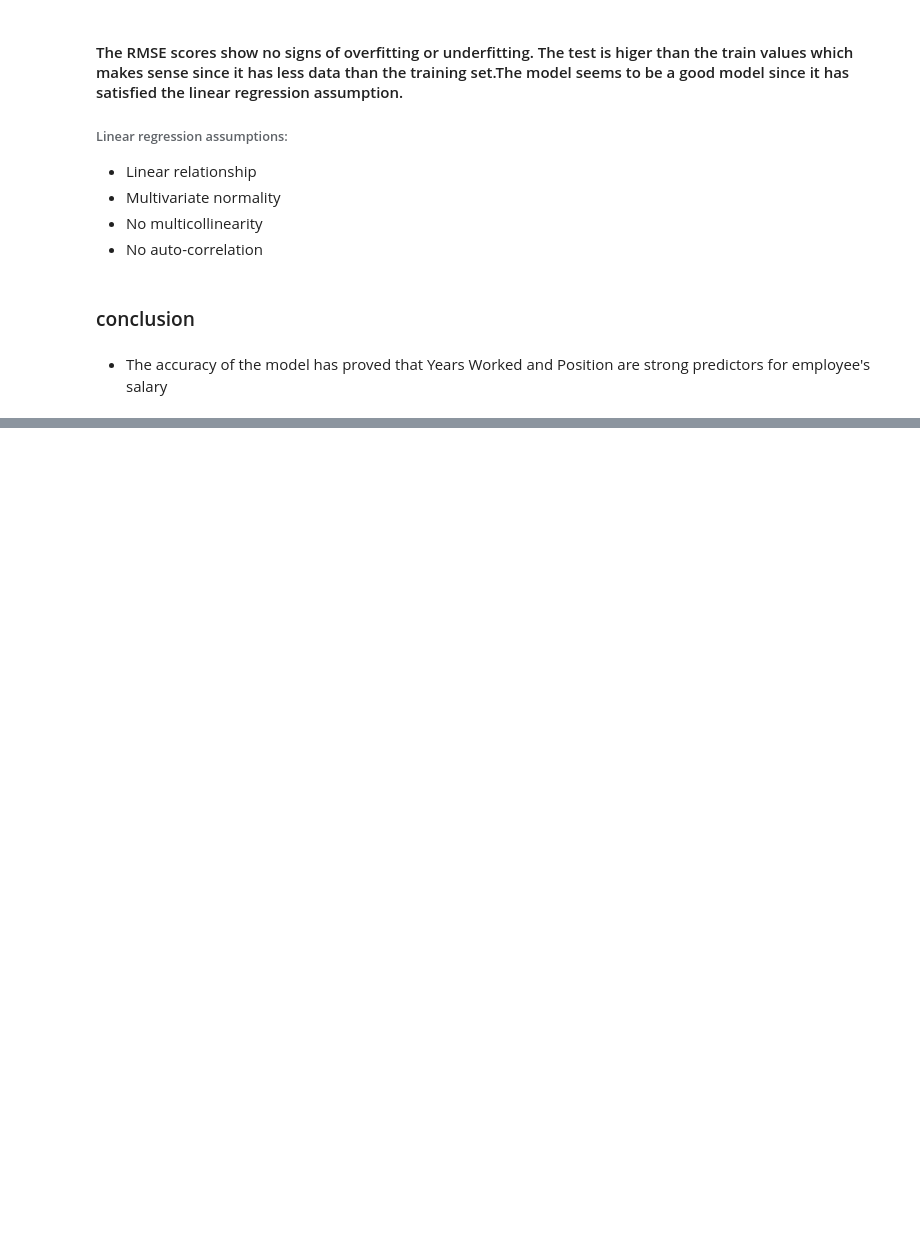
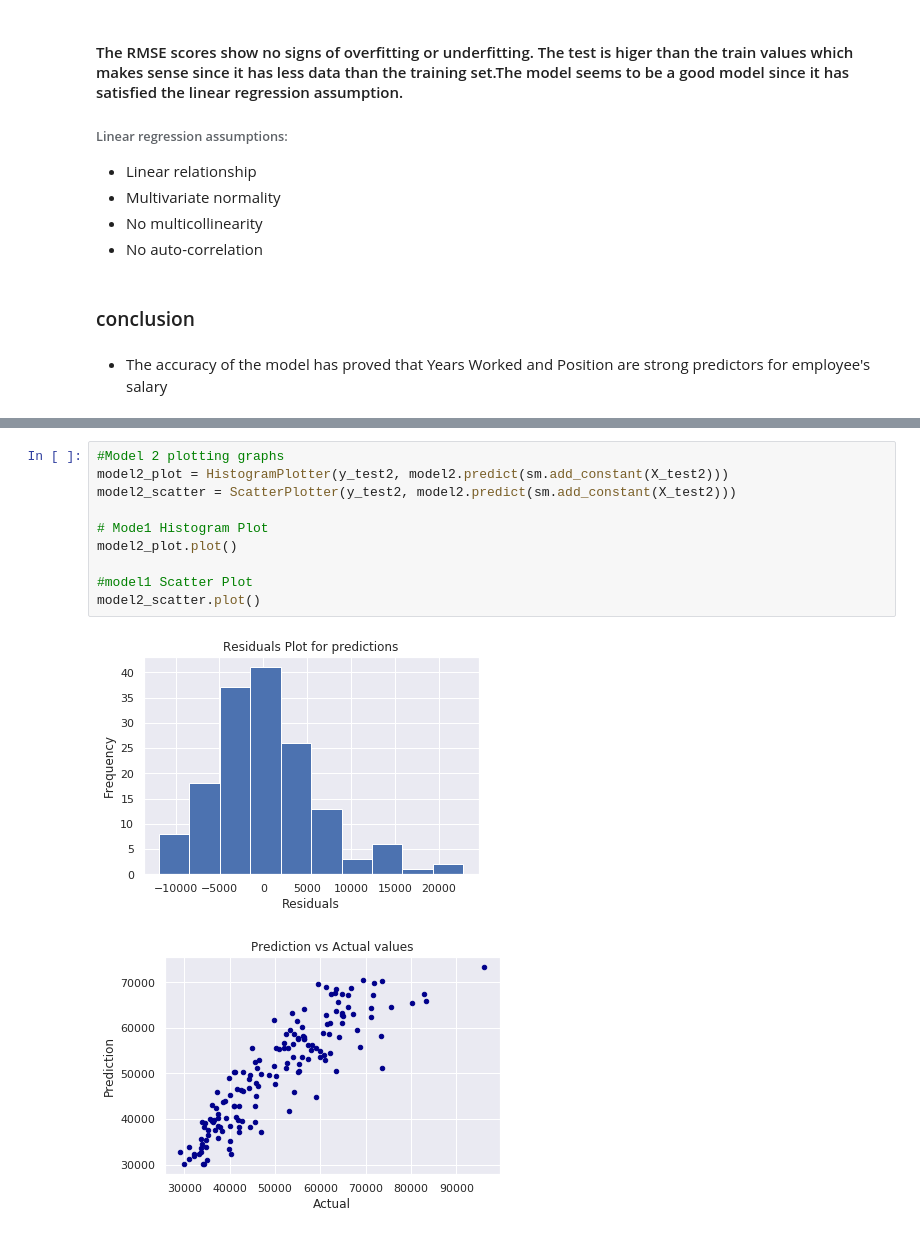
Before and after one commit to jbmasemza/multivariate_linear_regression, a Jupyter notebook: multivariate_linear_regression.ipynb, the cells around one changed output, grey strips where cells are left out. Saved outputs shown, nothing was run; the diff lists cells and outputs as text; blank space fills up the shorter version.

```diff
--- a/multivariate_linear_regression.ipynb
+++ b/multivariate_linear_regression.ipynb
@@ -296,0 +517,13 @@ The difference between train and test: 933.556834498916
+# %%
+#Model 2 plotting graphs
+model2_plot = HistogramPlotter(y_test2, model2.predict(sm.add_constant(X_test2)))
+model2_scatter = ScatterPlotter(y_test2, model2.predict(sm.add_constant(X_test2)))
+
+# Mode1 Histogram Plot
+model2_plot.plot()
+
+#model1 Scatter Plot
+model2_scatter.plot()
+# %% [output]
+[figure, added]
+[figure, added]
```
Also changed, not shown: parts of 26 cells of this notebook.
